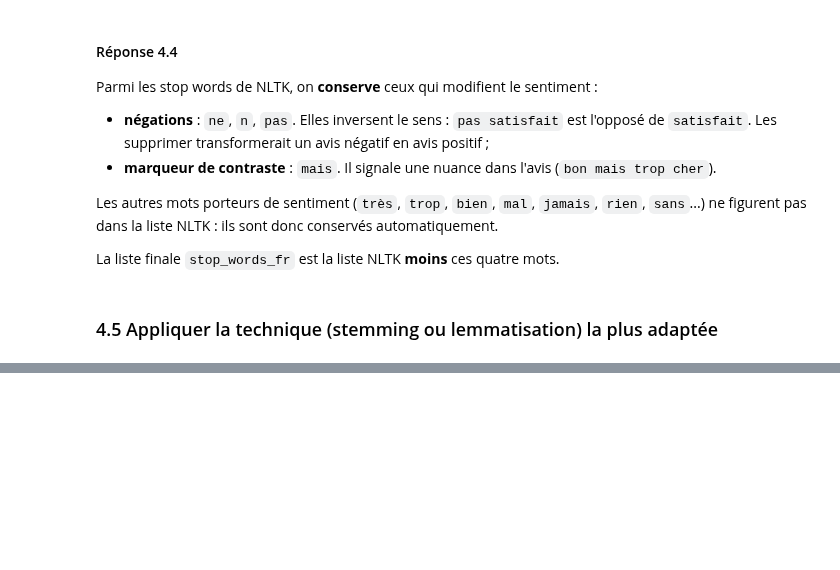
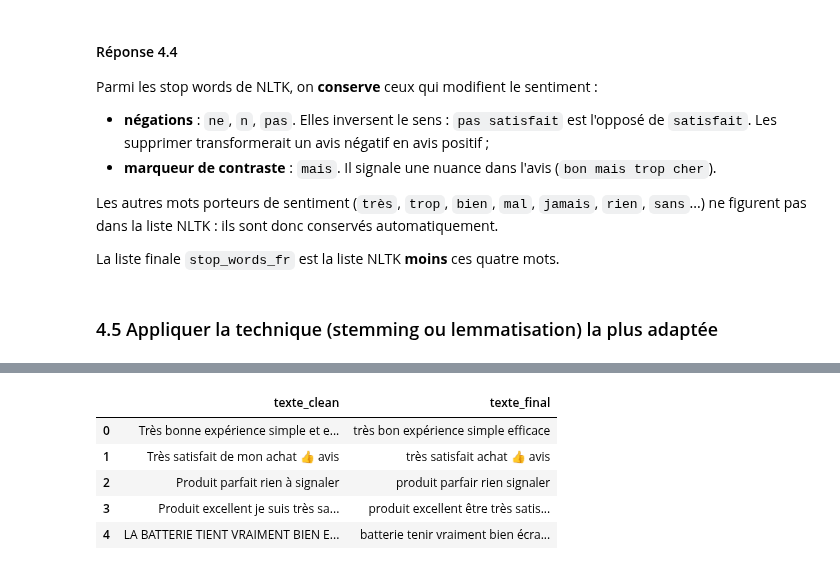
Before and after one commit to galassmyname/Atelier-donnes-textuelles, a Jupyter notebook: atelier_prepa_donnees_textuelles/notebooks/atelier_prepa_donnees_textuelles.ipynb, the cells around one changed output, grey strips where cells are left out. Saved outputs shown, nothing was run; the diff lists cells and outputs as text; code cells hidden in the pictures; blank space fills up the shorter version.

Commit message:
Stocker sur une colonnebi le nettoyage et les traitements

```diff
--- a/atelier_prepa_donnees_textuelles/notebooks/atelier_prepa_donnees_textuelles.ipynb
+++ b/atelier_prepa_donnees_textuelles/notebooks/atelier_prepa_donnees_textuelles.ipynb
@@ -792,3 +790,11 @@ Par exemple :
 Ces mots apparaissent dans beaucoup de phrases, qu'elles soient positives ou négatives. Ils sont donc souvent moins utiles pour déterminer le sentiment d'un avis.
 # %% [markdown]
 ### 4.4 Quels stop words conserver ?
+# %%
+# Stop words NLTK à conserver car ils portent du sens pour le sentiment
+mots_a_conserver = {"ne", "n", "pas", "mais"}
+
+stop_words_fr = stop_words_nltk - mots_a_conserver
+
+print(f"Stop words NLTK      : {len(stop_words_nltk)}")
+print(f"Stop words à retirer : {len(stop_words_fr)}")
@@ -806,6 +815,12 @@ La liste finale `stop_words_fr` est la liste NLTK **moins** ces quatre mots.
 # %% [markdown]
 ### 4.5 Appliquer la technique (stemming ou lemmatisation) la plus adaptée
 # %%
-import spacy
+import spacy  # Importe la bibliothèque spaCy
 
-nlp = spacy.load("fr_core_news_sm", disable=["parser", "ner"])
+# Charge le modèle français de spaCy
+# On désactive le parser et la reconnaissance des entités nommées (NER)
+# car nous n'en avons pas besoin pour la lemmatisation
+nlp = spacy.load(
+    "fr_core_news_sm",
+    disable=["parser", "ner"]
+)
@@ -828,0 +850,24 @@ Elle est donc adaptée à notre analyse de sentiments.
+# %%
+def normaliser_texte(doc):
+    """Lemmatise un texte spaCy et supprime les stop words."""
+    lemmes = []
+    for token in doc:
+        if token.is_space:
+            continue
+        lemme = token.lemma_.lower().strip()
+        if lemme and lemme not in stop_words_fr:
+            lemmes.append(lemme)
+    return " ".join(lemmes)
+
+# nlp.pipe traite tous les textes par lots : beaucoup plus rapide qu'une boucle avec nlp(texte)
+docs = nlp.pipe(df_clean["texte_final"], batch_size=50)
+df_clean["texte_final"] = [normaliser_texte(doc) for doc in docs]
+# %%
+df_clean[["texte_clean", "texte_final"]].head(5)
+# %% [output]
+|  | texte_clean | texte_final |
+| 0 | Très bonne expérience simple et e... | très bon expérience simple efficace |
+| 1 | Très satisfait de mon achat 👍 avis | très satisfait achat 👍 avis |
+| 2 | Produit parfait rien à signaler | produit parfair rien signaler |
+| 3 | Produit excellent je suis très sa... | produit excellent être très satis... |
+| 4 | LA BATTERIE TIENT VRAIMENT BIEN E... | batterie tenir vraiment bien écra... |
```
Also changed, not shown: parts of 5 cells of this notebook.
